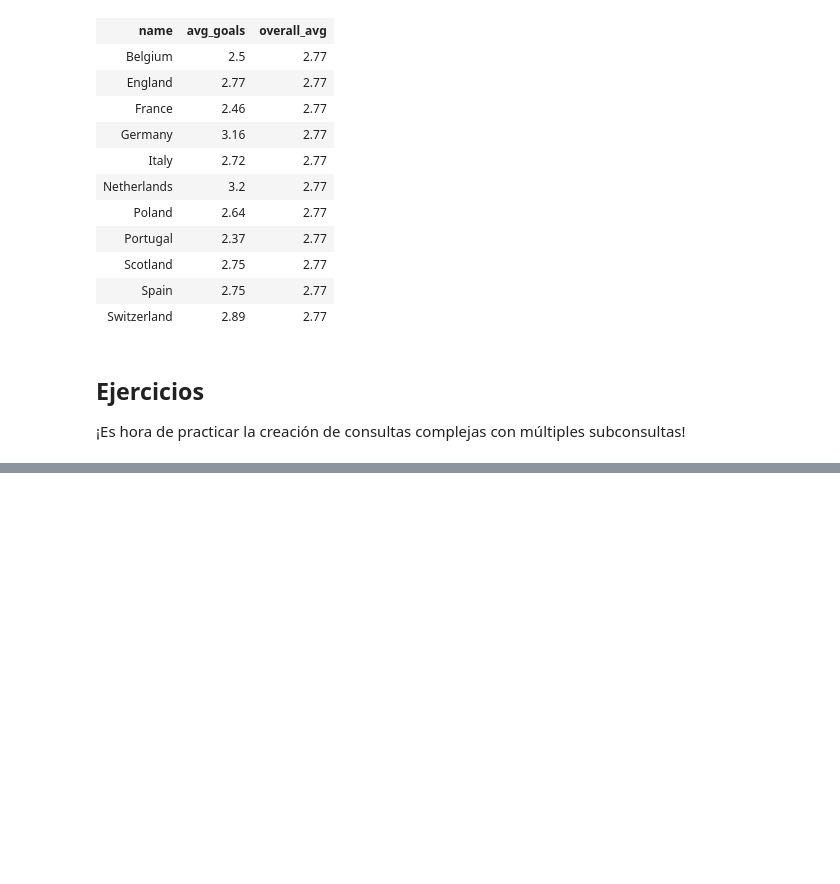
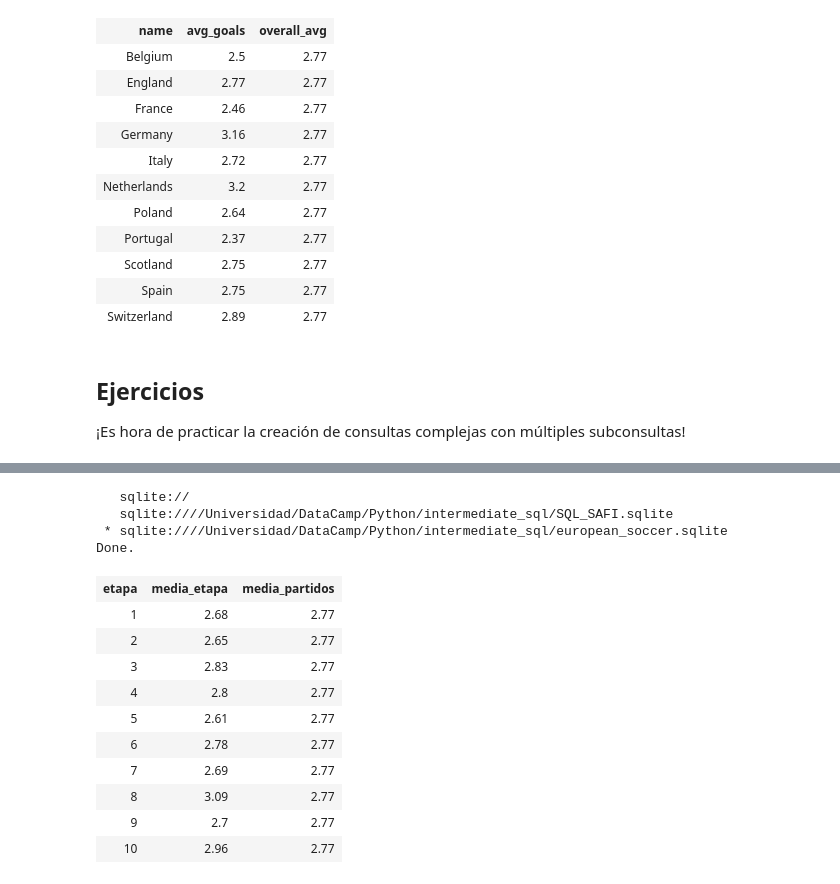
Before and after one commit to adinamarca/notebooks, a Jupyter notebook: SQL/intermediate_sql/notebook.ipynb, the cells around one changed output, grey strips where cells are left out. Drawn from its saved outputs; the diff is of its cells as text; code cells hidden in the pictures; blank space fills up the shorter version.

```diff
--- a/SQL/intermediate_sql/notebook.ipynb
+++ b/SQL/intermediate_sql/notebook.ipynb
@@ -2355,0 +2364,25 @@ Done.
+# %%
+%sql SELECT m.stage AS etapa, \
+ROUND(AVG(m.home_team_goal + m.away_team_goal), 2) AS media_etapa, \
+ROUND((SELECT AVG(home_team_goal + away_team_goal) FROM match WHERE season = '2012/2013'), 2) AS media_partidos \
+FROM match AS m \
+WHERE m.season = '2012/2013' \
+GROUP BY etapa \
+ORDER BY etapa ASC \
+LIMIT 10
+# %% [output]
+   sqlite://
+   sqlite:////Universidad/DataCamp/Python/intermediate_sql/SQL_SAFI.sqlite
+ * sqlite:////Universidad/DataCamp/Python/intermediate_sql/european_soccer.sqlite
+Done.
+| etapa | media_etapa | media_partidos |
+| 1 | 2.68 | 2.77 |
+| 2 | 2.65 | 2.77 |
+| 3 | 2.83 | 2.77 |
+| 4 | 2.8 | 2.77 |
+| 5 | 2.61 | 2.77 |
+| 6 | 2.78 | 2.77 |
+| 7 | 2.69 | 2.77 |
+| 8 | 3.09 | 2.77 |
+| 9 | 2.7 | 2.77 |
+| 10 | 2.96 | 2.77 |
```
Also changed, not shown: parts of 8 cells of this notebook.
